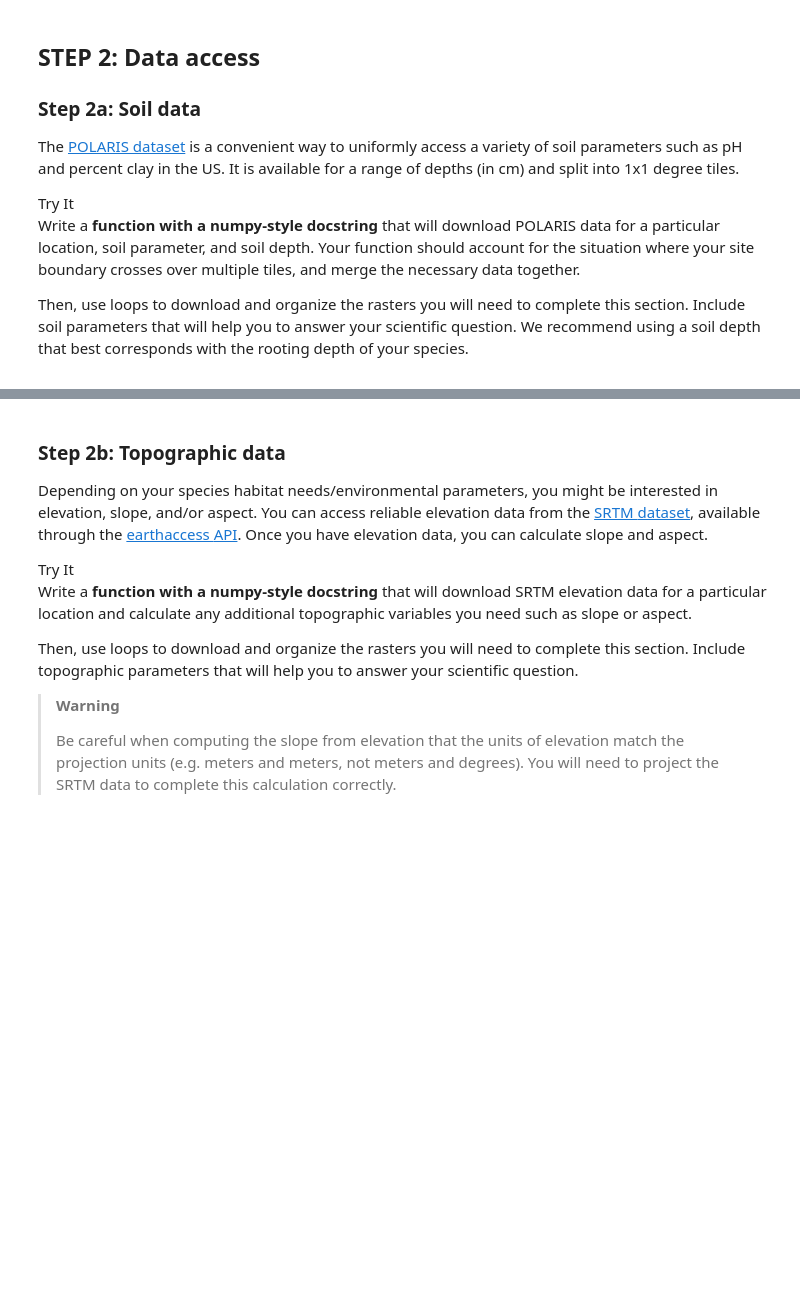
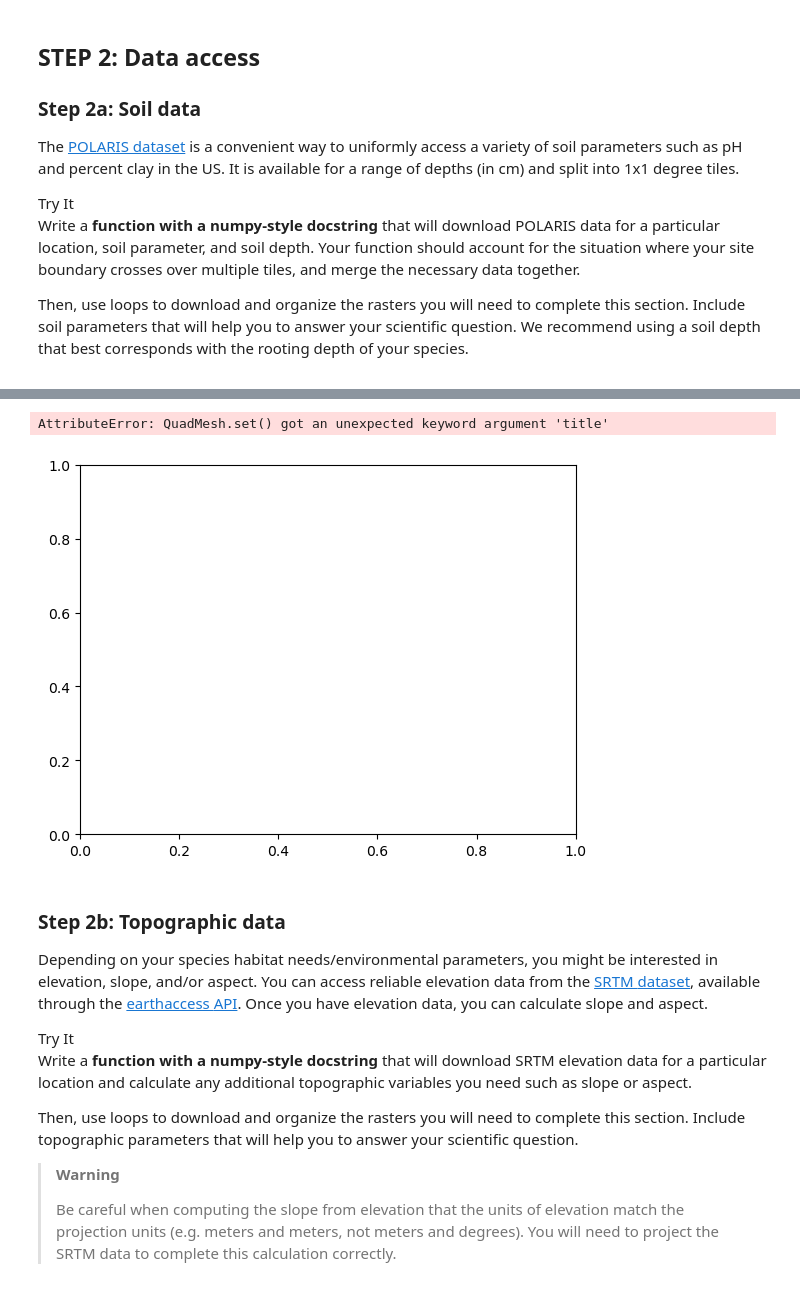
Before and after one commit to earthlab-education/spring-03-habitat-suitability-climate-change-nym-veach, a Jupyter notebook: habitat_suitability.ipynb, the cells around one changed output, grey strips where cells are left out. Cells and saved outputs as stored; diff of their text form; code cells hidden in the pictures; blank space fills up the shorter version.

```diff
--- a/habitat_suitability.ipynb
+++ b/habitat_suitability.ipynb
@@ -574,0 +641,6 @@ best corresponds with the rooting depth of your species.</p></div></div>
+# %%
+# Look at soil plot with no data values removed
+willamette_ph_da.plot(title = "Willamette Soil pH - fixed")
+# %% [output]
+AttributeError: QuadMesh.set() got an unexpected keyword argument 'title'
+[figure, added]
```
Also changed, not shown: parts of 15 cells of this notebook.
